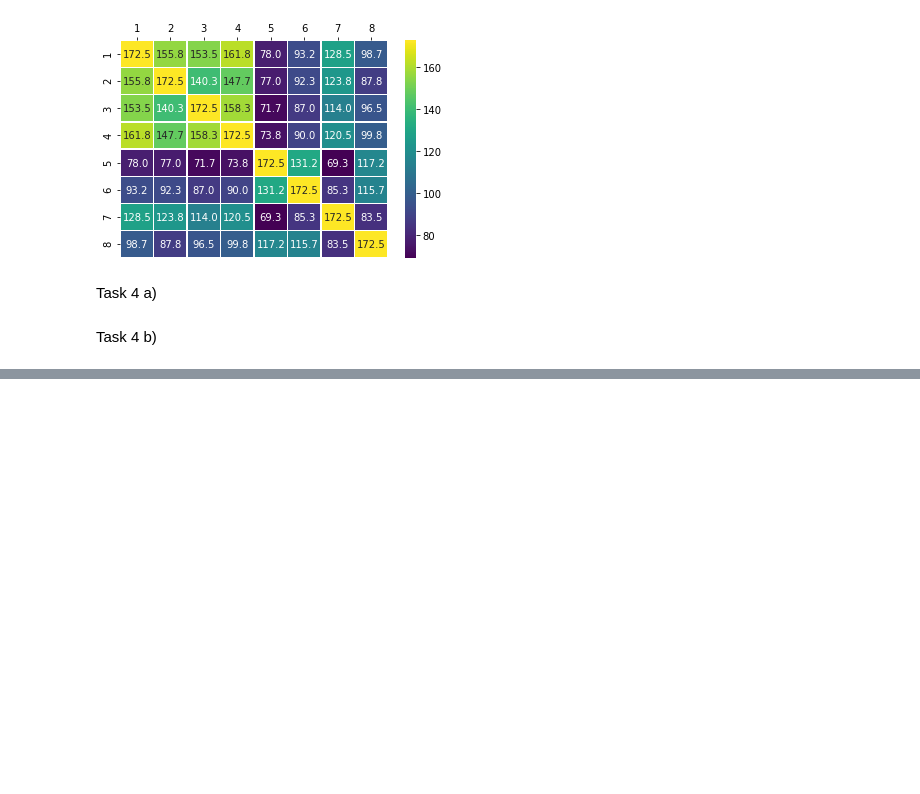
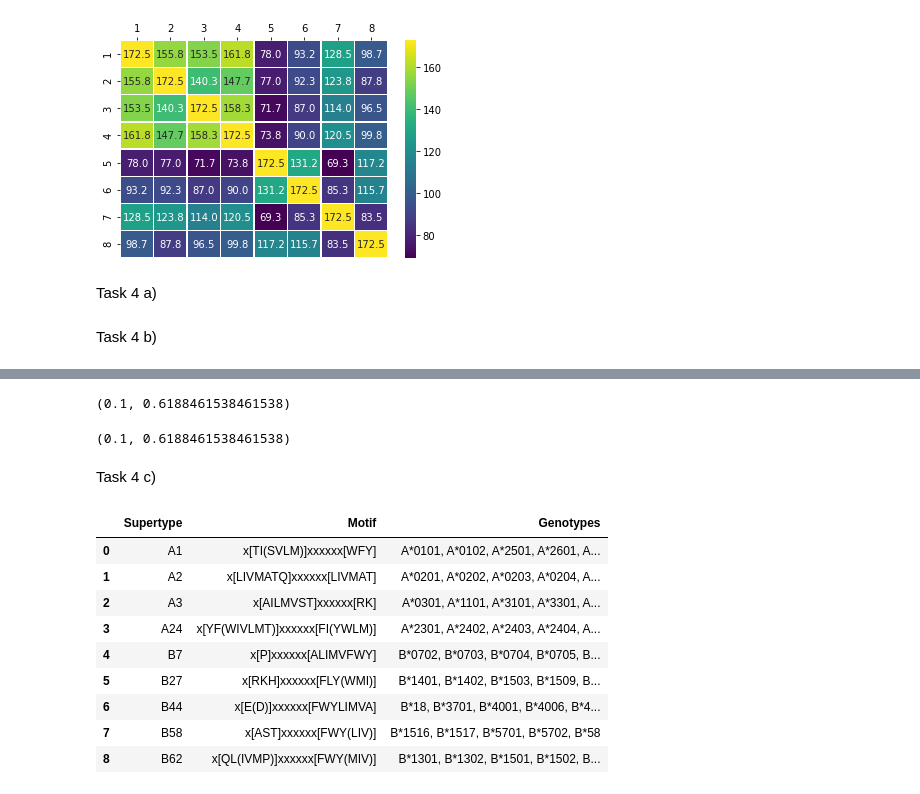
Before and after one commit to mdittschar/MDS, a Jupyter notebook: MDS_Assignment02_Auckenthaler_Dittschar.ipynb, the cells around one changed output, grey strips where cells are left out. Cells and saved outputs as stored; diff of their text form; code cells hidden in the pictures; blank space fills up the shorter version.

```diff
--- a/MDS_Assignment02_Auckenthaler_Dittschar.ipynb
+++ b/MDS_Assignment02_Auckenthaler_Dittschar.ipynb
@@ -80,0 +144,4 @@ mt_svm = svm.SVC(kernel=multitask)
+# %%
+uniform_best_C,uniform_best_score
+# %% [output]
+(0.1, 0.6188461538461538)
@@ -80,0 +150,19 @@ mt_svm = svm.SVC(kernel=multitask)
+# %%
+multitask_best_C,multitask_best_score
+# %% [output]
+(0.1, 0.6188461538461538)
+# %% [markdown]
+Task 4 c)
+# %%
+supertype= pd.read_csv('supertype.csv', delimiter=',')
+# %% [output]
+|  | Supertype | Motif | Genotypes |
+| 0 | A1 | x[TI(SVLM)]xxxxxx[WFY] | A*0101, A*0102, A*2501, A*2601, A... |
+| 1 | A2 | x[LIVMATQ]xxxxxx[LIVMAT] | A*0201, A*0202, A*0203, A*0204, A... |
+| 2 | A3 | x[AILMVST]xxxxxx[RK] | A*0301, A*1101, A*3101, A*3301, A... |
+| 3 | A24 | x[YF(WIVLMT)]xxxxxx[FI(YWLM)] | A*2301, A*2402, A*2403, A*2404, A... |
+| 4 | B7 | x[P]xxxxxx[ALIMVFWY] | B*0702, B*0703, B*0704, B*0705, B... |
+| 5 | B27 | x[RKH]xxxxxx[FLY(WMI)] | B*1401, B*1402, B*1503, B*1509, B... |
+| 6 | B44 | x[E(D)]xxxxxx[FWYLIMVA] | B*18, B*3701, B*4001, B*4006, B*4... |
+| 7 | B58 | x[AST]xxxxxx[FWY(LIV)] | B*1516, B*1517, B*5701, B*5702, B*58 |
+| 8 | B62 | x[QL(IVMP)]xxxxxx[FWY(MIV)] | B*1301, B*1302, B*1501, B*1502, B... |
```
Also changed, not shown: parts of 14 cells of this notebook.
